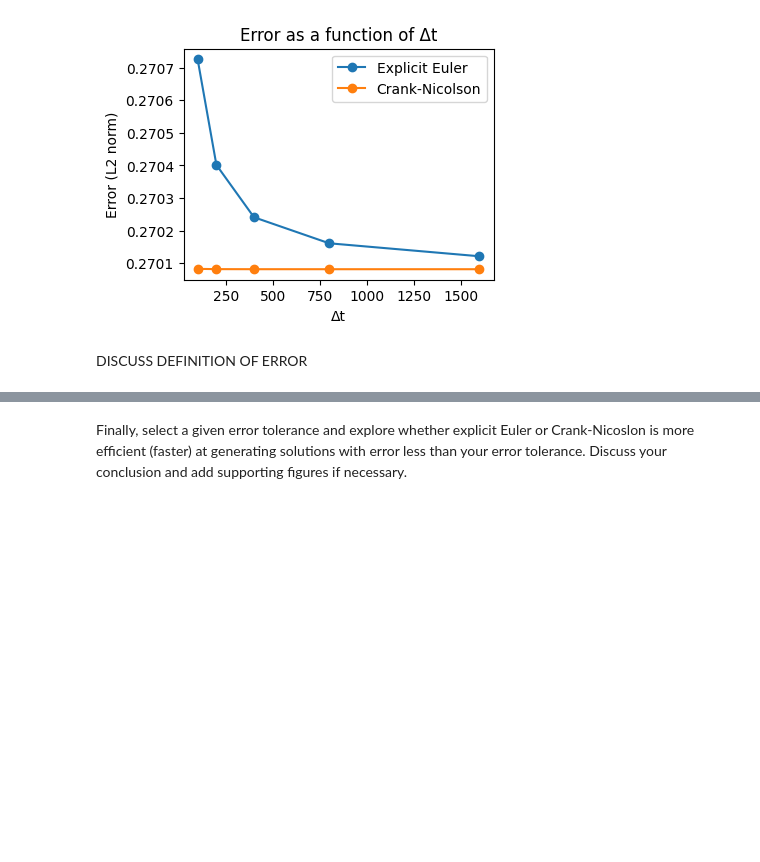
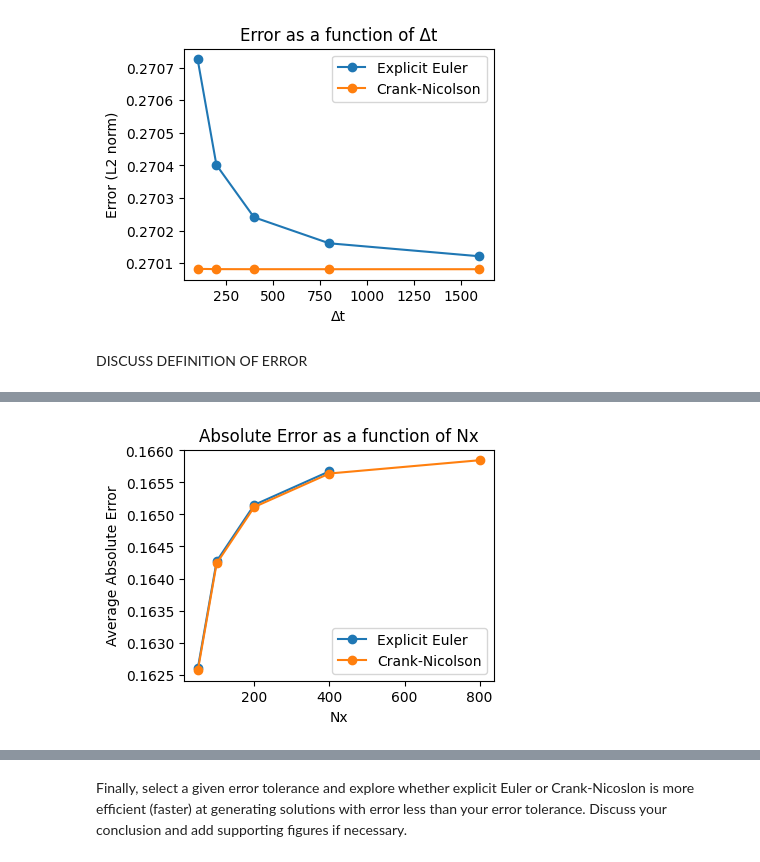
Before and after one commit to ApoorvaAladalli/QCES, a Jupyter notebook: Project1_numerical_methods.ipynb, the cells around one changed output, grey strips where cells are left out. Drawn from its saved outputs; the diff is of its cells as text; code cells hidden in the pictures; blank space fills up the shorter version.

```diff
--- a/Project1_numerical_methods.ipynb
+++ b/Project1_numerical_methods.ipynb
@@ -489,0 +654,84 @@ DISCUSS DEFINITION OF ERROR
+# %%
+# Defining parameters
+kappa = 0.001  # diffusivity
+t_end = 10  # final time
+x_start = -1
+x_end = 1
+
+# --- Error as a function of Nx ---
+
+# Varying Nx values
+Nx_values = [50, 100, 200, 400, 800]
+Nt = 1000  # Fixed Nt
+
+errors_EE_Nx = []
+errors_CN_Nx = []
+
+for Nx in Nx_values:
+    # Create x and t vectors for current Nx
+    x = np.linspace(x_start, x_end, Nx)
+    t = np.linspace(0, t_end, Nt)
+
+    # Run simulations
+    c_EE = EE(x, t, kappa)
+    c_CN = CN(x, t, kappa)
+
+    # Calculate exact solution
+    c_exact = exact_solution(x, t_end, kappa)
+
+    # Calculate absolute error and average over x
+    error_EE = np.mean(np.abs(c_EE[:, -1] - c_exact))
+    error_CN = np.mean(np.abs(c_CN[:, -1] - c_exact))
+
+    errors_EE_Nx.append(error_EE)
+    errors_CN_Nx.append(error_CN)
+
+# Plot error vs. Nx
+plt.figure(figsize=(4, 3))
+plt.plot(Nx_values, errors_EE_Nx, label='Explicit Euler', marker='o')
+plt.plot(Nx_values, errors_CN_Nx, label='Crank-Nicolson', marker='o')
+plt.xlabel('Nx')
+plt.ylabel('Average Absolute Error')
+plt.title('Absolute Error as a function of Nx')
+plt.legend()
+plt.show()
+
+
+# --- Error as a function of Nt ---
+
+# Varying Nt values
+Nt_values = [100, 200, 400, 800, 1600]
+Nx = 100  # Fixed Nx
+
+errors_EE_Nt = []
+errors_CN_Nt = []
+
+for Nt in Nt_values:
+    # Create x and t vectors for current Nt
+    x = np.linspace(x_start, x_end, Nx)
+    t = np.linspace(0, t_end, Nt)
+
+    # Run simulations
+    c_EE = EE(x, t, kappa)
+    c_CN = CN(x, t, kappa)
+
+    # Calculate exact solution
+    c_exact = exact_solution(x, t_end, kappa)
+
+    # Calculate absolute error and average over x
+    error_EE = np.mean(np.abs(c_EE[:, -1] - c_exact))
+    error_CN = np.mean(np.abs(c_CN[:, -1] - c_exact))
+
+    errors_EE_Nt.append(error_EE)
+    errors_CN_Nt.append(error_CN)
+
+# Plot error vs. Nt
+plt.figure(figsize=(4, 3))
+plt.plot(Nt_values, errors_EE_Nt, label='Explicit Euler', marker='o')
+plt.plot(Nt_values, errors_CN_Nt, label='Crank-Nicolson', marker='o')
+plt.xlabel('Nt')
+plt.ylabel('Average Absolute Error')
+plt.title('Absolute Error as a function of Nt')
+plt.legend()
+plt.show()
+# %% [output]
@@ -489,0 +748 @@ DISCUSS DEFINITION OF ERROR
+[figure, added]
```
Also changed, not shown: parts of 15 cells of this notebook.
